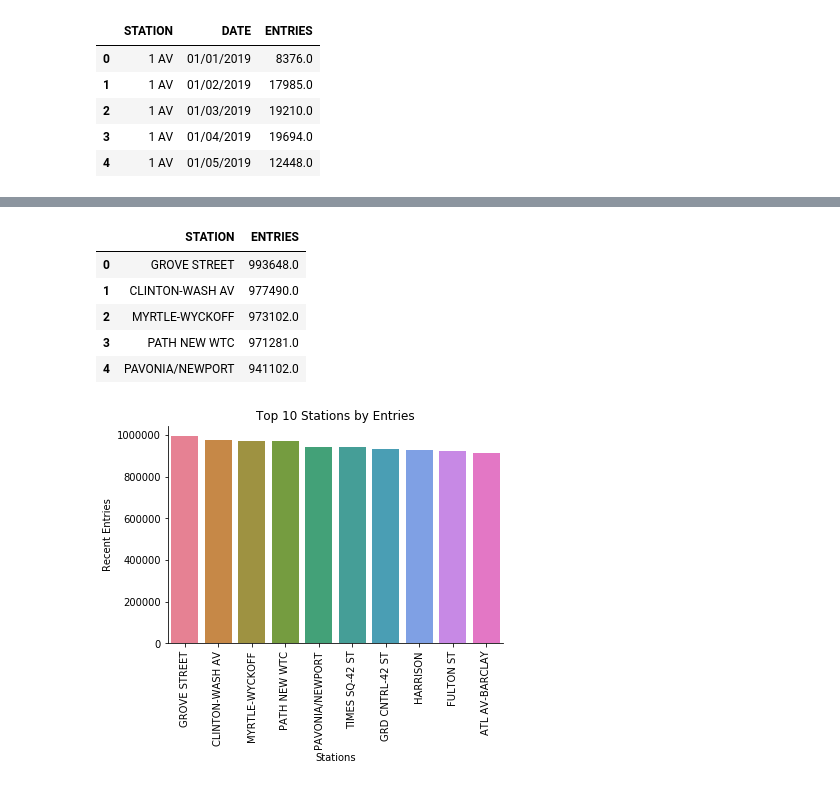
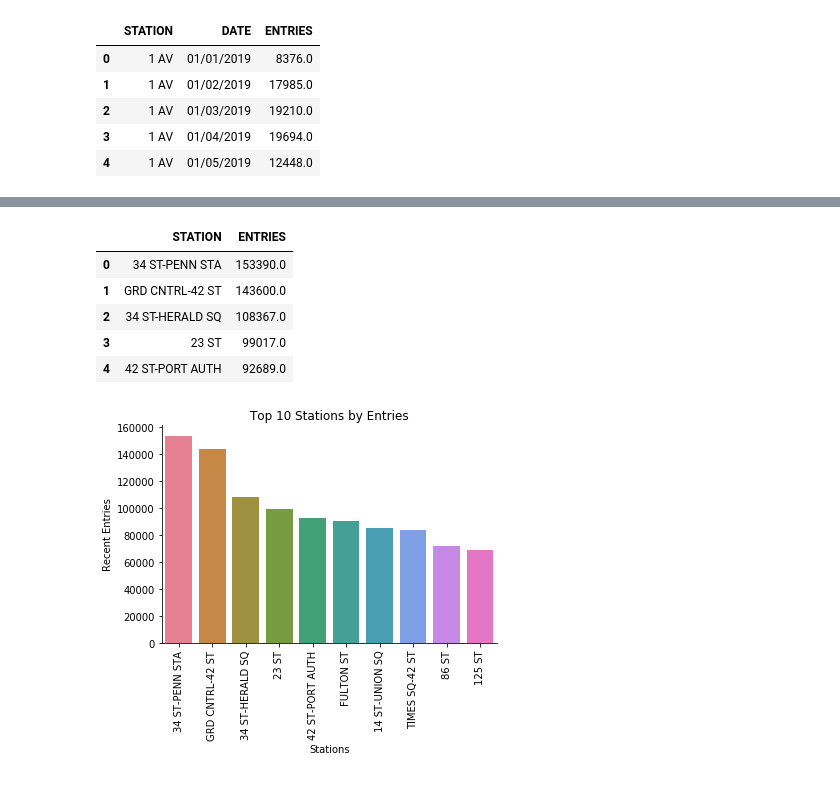
Before and after one commit to alexmuhr/metis_project_1, a Jupyter notebook: Project1_Master.ipynb, the cells around one changed output, grey strips where cells are left out. Saved outputs shown, nothing was run; the diff lists cells and outputs as text; code cells hidden in the pictures.

```diff
--- a/Project1_Master.ipynb
+++ b/Project1_Master.ipynb
@@ -156,0 +172,4 @@ daily_net_per_station.head()
+# %%
+daily_net_per_station.loc[daily_net_per_station['ENTRIES'] > 200000, 'ENTRIES'] = q50
+# Rows for daily net entries > 200,000 look completely bogus.
+# Under 200,000 net entries the rows appear believable, i.e. multiple entries of 34 St Penn Station at ~150,000
@@ -157,4 +190,4 @@ daily_net_per_station.head()
 # %%
-maxs = daily_net_per_station[['STATION', 'ENTRIES']].groupby(by = 'STATION').agg(max)
-mins = daily_net_per_station[['STATION', 'ENTRIES']].groupby(by = 'STATION').agg(min)
-daily_station_total_entries = maxs - mins
+daily_medians = daily_net_per_station[['STATION', 'ENTRIES']].groupby(by = 'STATION').agg({'ENTRIES': 'median'})
+
+daily_medians.head()
@@ -161,2 +202,3 @@ daily_station_total_entries = maxs - mins
 # %%
-top_10_daily = daily_station_total_entries.sort_values(by = 'ENTRIES', ascending = False).head(10)
+top_10_daily_medians = daily_medians.sort_values(by = 'ENTRIES', ascending = False).head(10)
+top_10_daily_medians.head(10)
@@ -163,19 +218,19 @@ top_10_daily = daily_station_total_entries.sort_values(by = 'ENTRIES', ascending
 # %%
-top_10_daily.reset_index(inplace = True)
-top_10_daily.head()
+top_10_daily_medians.reset_index(inplace = True)
+top_10_daily_medians.head()
 # %% [output]
 |  | STATION | ENTRIES |
-| 0 | GROVE STREET | 993648.0 |
-| 1 | CLINTON-WASH AV | 977490.0 |
-| 2 | MYRTLE-WYCKOFF | 973102.0 |
-| 3 | PATH NEW WTC | 971281.0 |
-| 4 | PAVONIA/NEWPORT | 941102.0 |
+| 0 | 34 ST-PENN STA | 153390.0 |
+| 1 | GRD CNTRL-42 ST | 143600.0 |
+| 2 | 34 ST-HERALD SQ | 108367.0 |
+| 3 | 23 ST | 99017.0 |
+| 4 | 42 ST-PORT AUTH | 92689.0 |
 # %%
 #Plotting top 10
-ax = sns.barplot(x = top_10_daily['STATION'], y = top_10_daily['ENTRIES'],data=top_10_daily,palette = sns.color_palette("husl", 10))
+ax = sns.barplot(x = top_10_daily_medians['STATION'], y = top_10_daily_medians['ENTRIES'],data=top_10_daily,palette = sns.color_palette("husl", 10))
 ax.set(xlabel='Stations', ylabel='Recent Entries')
 ax.set_title('Top 10 Stations by Entries')
 plt.xticks(rotation=90)
 sns.despine();
 # %% [output]
-[figure, old version]
+[figure, new version]
```
Also changed, not shown: parts of 13 cells of this notebook.
